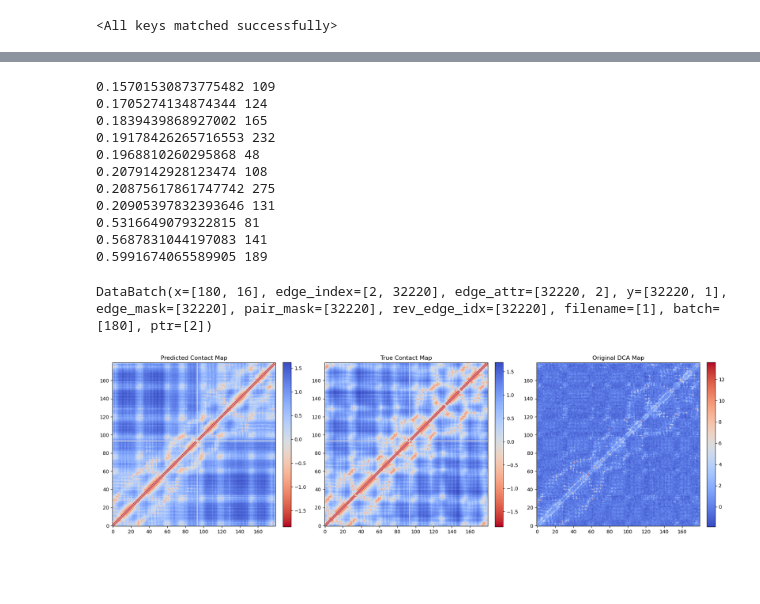
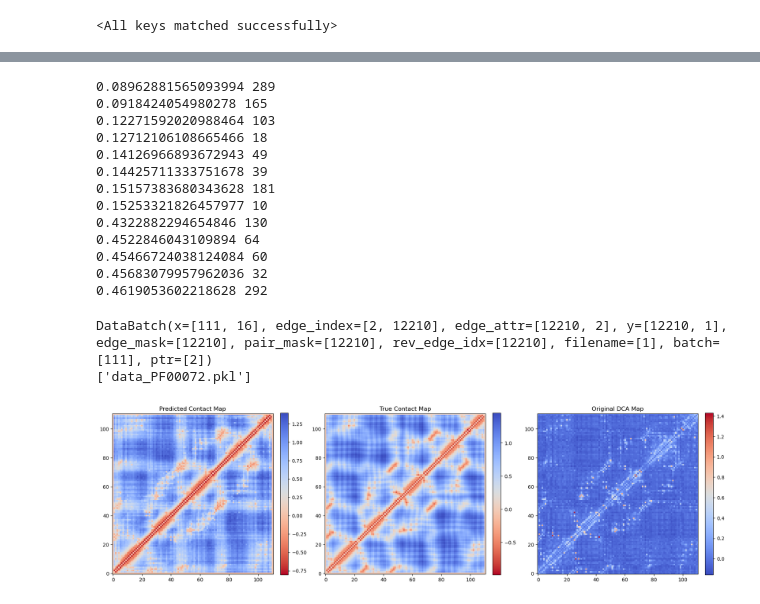
Before and after one commit to Fabiog17/Internship, a Jupyter notebook: Regressor_1.ipynb, the cells around one changed output, grey strips where cells are left out. Drawn from its saved outputs; the diff is of its cells as text; code cells hidden in the pictures; blank space fills up the shorter version.

```diff
--- a/Regressor_1.ipynb
+++ b/Regressor_1.ipynb
@@ -336,8 +513,8 @@ def compute_loss(batch, pred_dist, true_dist, epoch=0):
     #     weights[sep < 6] = 0.5  # very local
 
 
-    weights[sep < 6] = 1.0
-    weights[(sep >= 6) & (sep < 12)] = 2.0
+    weights[sep < 6] = 2.0
+    weights[(sep >= 6) & (sep < 12)] = 3.0
     weights[sep >= 12] = 5.0        # long-range
 
     per_edge = F.smooth_l1_loss(
@@ -384,7 +561,7 @@ def compute_loss(batch, pred_dist, true_dist, epoch=0):
 device= torch.device('cuda' if torch.cuda.is_available() else 'cpu')
 model = EdgeGNN(node_in_ch=16, sep_emb_dim=8, hidden_ch=128, mlp_hidden_ch=64, GNN_layers=4).to(device)
 
-save_path = "best_model_regressor_c_alpha.pt"
+save_path = "best_model_regressor_c_alpha_drop.pt"
 #to load an old model
 # state_dict = torch.load(save_path)
 # model.load_state_dict(state_dict)
@@ -506,7 +684,7 @@ plt.show()
 device= torch.device('cuda' if torch.cuda.is_available() else 'cpu')
 model = EdgeGNN(node_in_ch=16, sep_emb_dim=8, hidden_ch=128, mlp_hidden_ch=64, GNN_layers=4).to(device)
 
-save_path = "best_model_regressor_c_alpha.pt"
+save_path = "best_model_regressor_c_alpha_drop.pt"
 state_dict = torch.load(save_path)
 model.load_state_dict(state_dict)
 # %% [output]
@@ -547,7 +725,7 @@ def loss_per_graph(batch, pred_dist):
         if g_scores.numel() == 0:
             continue
 
-        loss = torch.mean(torch.abs(g_scores - g_true))  # MAE per graph
+        loss = torch.mean(torch.abs((g_scores) - (g_true)))  # MAE per graph
         loss_tot.append(loss.item())
 
     return loss_tot
@@ -579,22 +757,26 @@ sorted_losses = sorted(enumerate(all_losses), key=lambda x: x[1])
 for idx, val in sorted_losses[:8]:
     print(val, idx)
 
-for idx, val in sorted_losses[len(sorted_losses)-3:len(sorted_losses)]:
+for idx, val in sorted_losses[len(sorted_losses)-5:len(sorted_losses)]:
     print(val, idx)
 # %% [output]
-0.15701530873775482 109
-0.1705274134874344 124
-0.1839439868927002 165
-0.19178426265716553 232
-0.1968810260295868 48
-0.2079142928123474 108
-0.20875617861747742 275
-0.20905397832393646 131
-0.5316649079322815 81
-0.5687831044197083 141
-0.5991674065589905 189
+0.08962881565093994 289
+0.0918424054980278 165
+0.12271592020988464 103
+0.12712106108665466 18
+0.14126966893672943 49
+0.14425711333751678 39
+0.15157383680343628 181
+0.15253321826457977 10
+0.4322882294654846 130
+0.4522846043109894 64
+0.45466724038124084 60
+0.45683079957962036 32
+0.4619053602218628 292
 # %%
-pos=48
+pos=39
+
+
 
 i=0
 with torch.no_grad():
@@ -611,35 +793,36 @@ print(batch.filename)
 
 mask = batch.edge_mask #& batch.pair_mask
 
 pred_dist_map = graph_to_matrix(batch, pred_dist.squeeze(-1).cpu(), mask.cpu())
 true_dist_map = graph_to_matrix(batch, batch.y.cpu(),mask.cpu())
 original_dca_map = graph_to_matrix(batch, batch.edge_attr[:,0].cpu())
 
 
 fig, axes = plt.subplots(1, 3, figsize=(18, 6))  # 1 row, 3 columns
 
 # --- Predicted Distance Map ---
 im0 = axes[0].imshow(pred_dist_map, cmap='coolwarm_r', origin='lower')
 axes[0].set_title("Predicted Contact Map")
 plt.colorbar(im0, ax=axes[0], fraction=0.046, pad=0.04)
 
 # --- True Distance Map ---
 
 
 im1 = axes[1].imshow(true_dist_map, cmap='coolwarm_r', origin='lower')
 axes[1].set_title("True Contact Map")
 plt.colorbar(im1, ax=axes[1], fraction=0.046, pad=0.04)
 
 # --- Original DCA Map ---
 im2 = axes[2].imshow(original_dca_map, cmap='coolwarm', origin='lower')
 axes[2].set_title("Original DCA Map")
 plt.colorbar(im2, ax=axes[2], fraction=0.046, pad=0.04)
 
 plt.tight_layout()
 plt.show()
 # %% [output]
-DataBatch(x=[180, 16], edge_index=[2, 32220], edge_attr=[32220, 2], y=[32220, 1], edge_mask=[32220], pair_mask=[32220], rev_edge_idx=[32220], filename=[1], batch=[180], ptr=[2])
+DataBatch(x=[111, 16], edge_index=[2, 12210], edge_attr=[12210, 2], y=[12210, 1], edge_mask=[12210], pair_mask=[12210], rev_edge_idx=[12210], filename=[1], batch=[111], ptr=[2])
+['data_PF00072.pkl']
-[figure, old version]
+[figure, new version]
 # %%
 #option 1
 
```
Also changed, not shown: parts of 16 cells of this notebook, 5 other files.
